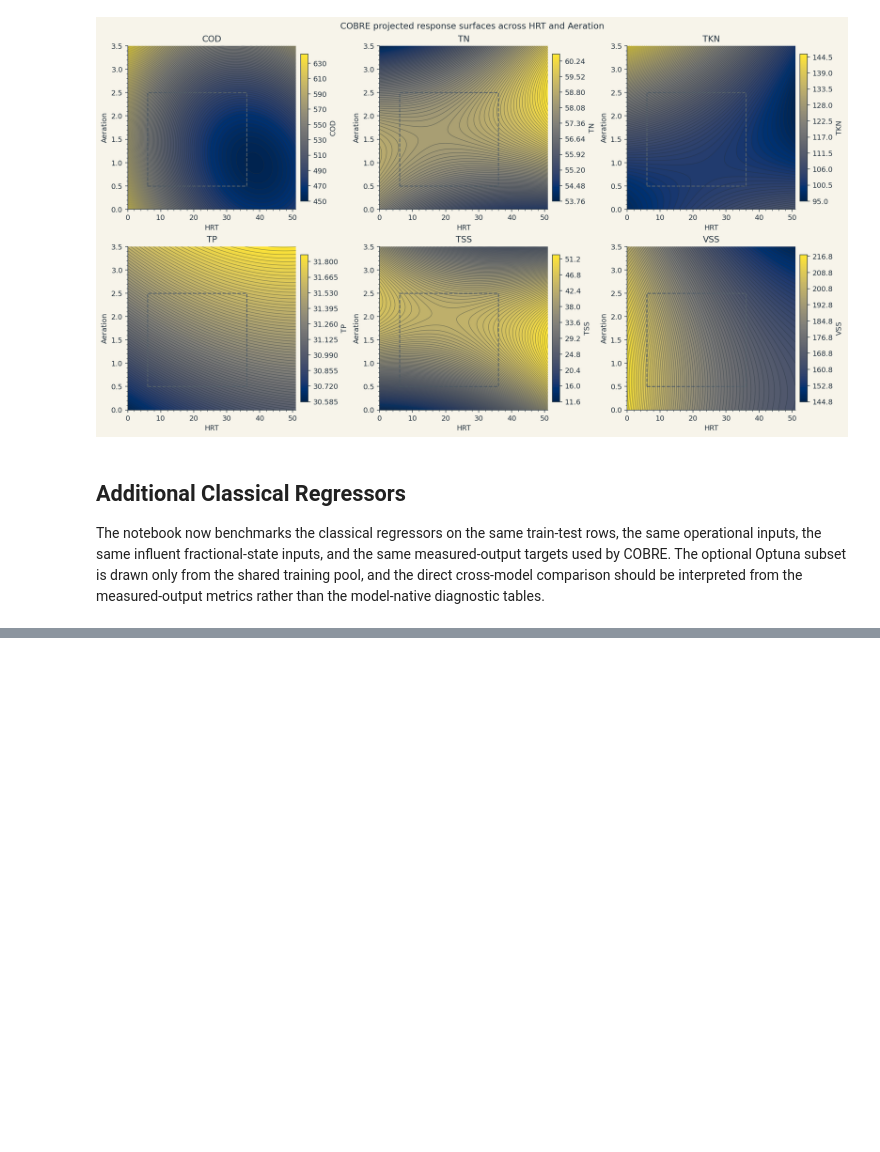
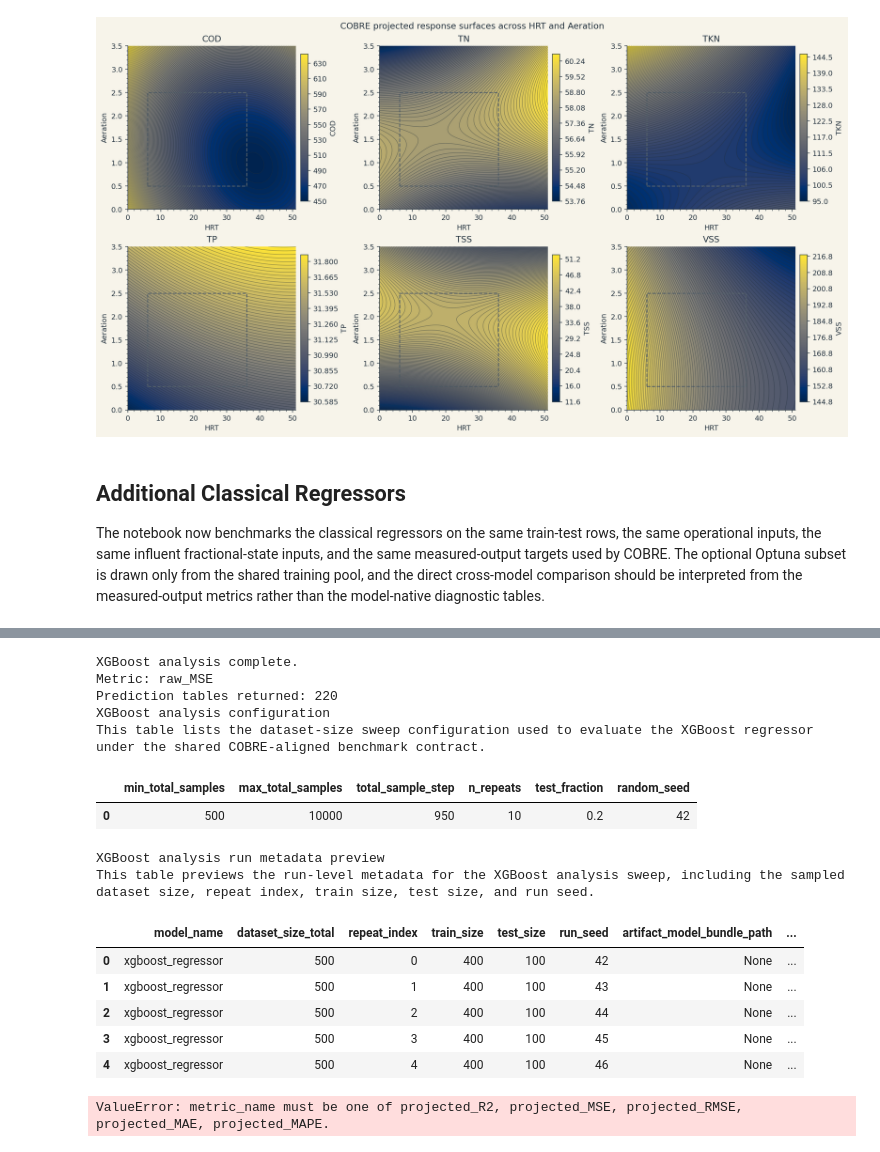
Before and after one commit to egbertoselerio1997/pibre-model, a Jupyter notebook: main.ipynb, the cells around one changed output, grey strips where cells are left out. Cells and saved outputs as stored; diff of their text form; code cells hidden in the pictures; blank space fills up the shorter version.

```diff
--- a/main.ipynb
+++ b/main.ipynb
@@ -1251,44 +1291,55 @@ xgboost_analysis_result = run_model_dataset_size_analysis(
     run_xgboost_regressor_pipeline,
     model_params=xgboost_analysis_params,
     model_hyperparameters=xgboost_analysis_hyperparameters,
     persist_artifacts=False,
     **analysis_overrides,
 )
 
-if analysis_metric not in xgboost_analysis_result["per_target_metrics"].columns:
-    available_metrics = [
-        column
-        for column in xgboost_analysis_result["per_target_metrics"].columns
-        if column.startswith(("projected_", "raw_"))
-        ]
-    raise KeyError(
-        f"Requested metric '{analysis_metric}' is unavailable for XGBoost analysis. "
-        f"Available metrics: {', '.join(sorted(available_metrics))}."
+effective_analysis_metric = report_analysis_metric_selection(
+    xgboost_analysis_result["per_target_metrics"],
+    analysis_metric,
+    model_label="XGBoost Regressor",
     )
 
 print("XGBoost analysis complete.")
-print(f"Metric: {analysis_metric}")
 print(f"Prediction tables returned: {len(xgboost_analysis_result['prediction_tables'])}")
 describe_and_display_table(
     "XGBoost analysis configuration",
     "This table lists the dataset-size sweep configuration used to evaluate the XGBoost regressor under the shared COBRE-aligned benchmark contract.",
     pd.DataFrame([xgboost_analysis_result["analysis_config"]]),
 )
 describe_and_display_table(
     "XGBoost analysis run metadata preview",
     "This table previews the run-level metadata for the XGBoost analysis sweep, including the sampled dataset size, repeat index, train size, test size, and run seed.",
     xgboost_analysis_result["run_metadata"].head(),
 )
 
 for target_name in classical_benchmark_dataset.targets.columns:
     figure, _ = plot_train_test_metric_boxplots(
         xgboost_analysis_result["per_target_metrics"],
-        metric_name=analysis_metric,
+        metric_name=effective_analysis_metric,
         target_name=target_name,
         model_name="XGBoost Regressor",
     )
     display(figure)
     plt.close(figure)
+# %% [output]
+XGBoost analysis complete.
+Metric: raw_MSE
+Prediction tables returned: 220
+XGBoost analysis configuration
+This table lists the dataset-size sweep configuration used to evaluate the XGBoost regressor under the shared COBRE-aligned benchmark contract.
+|  | min_total_samples | max_total_samples | total_sample_step | n_repeats | test_fraction | random_seed |
+| 0 | 500 | 10000 | 950 | 10 | 0.2 | 42 |
+XGBoost analysis run metadata preview
+This table previews the run-level metadata for the XGBoost analysis sweep, including the sampled dataset size, repeat index, train size, test size, and run seed.
+|  | model_name | dataset_size_total | repeat_index | train_size | test_size | run_seed | artifact_model_bundle_path | ... |
+| 0 | xgboost_regressor | 500 | 0 | 400 | 100 | 42 | None | ... |
+| 1 | xgboost_regressor | 500 | 1 | 400 | 100 | 43 | None | ... |
+| 2 | xgboost_regressor | 500 | 2 | 400 | 100 | 44 | None | ... |
+| 3 | xgboost_regressor | 500 | 3 | 400 | 100 | 45 | None | ... |
+| 4 | xgboost_regressor | 500 | 4 | 400 | 100 | 46 | None | ... |
+ValueError: metric_name must be one of projected_R2, projected_MSE, projected_RMSE, projected_MAE, projected_MAPE.
 # %%
 import matplotlib.pyplot as plt
 import pandas as pd
```
Also changed, not shown: parts of 12 cells of this notebook, 8 other files.
